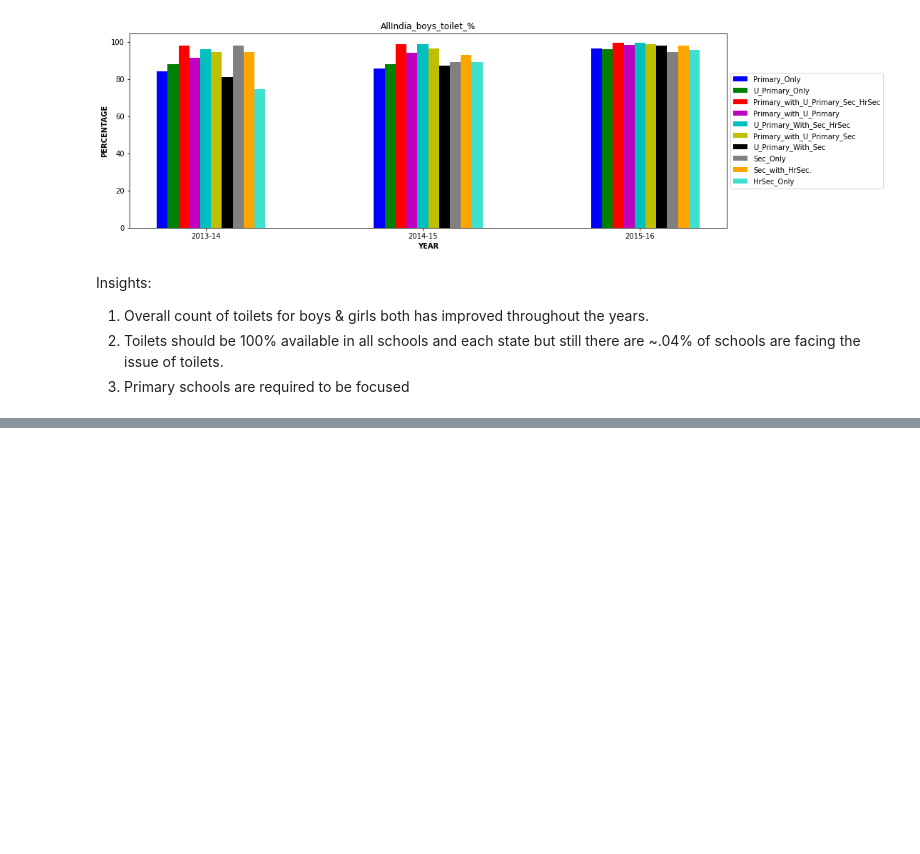
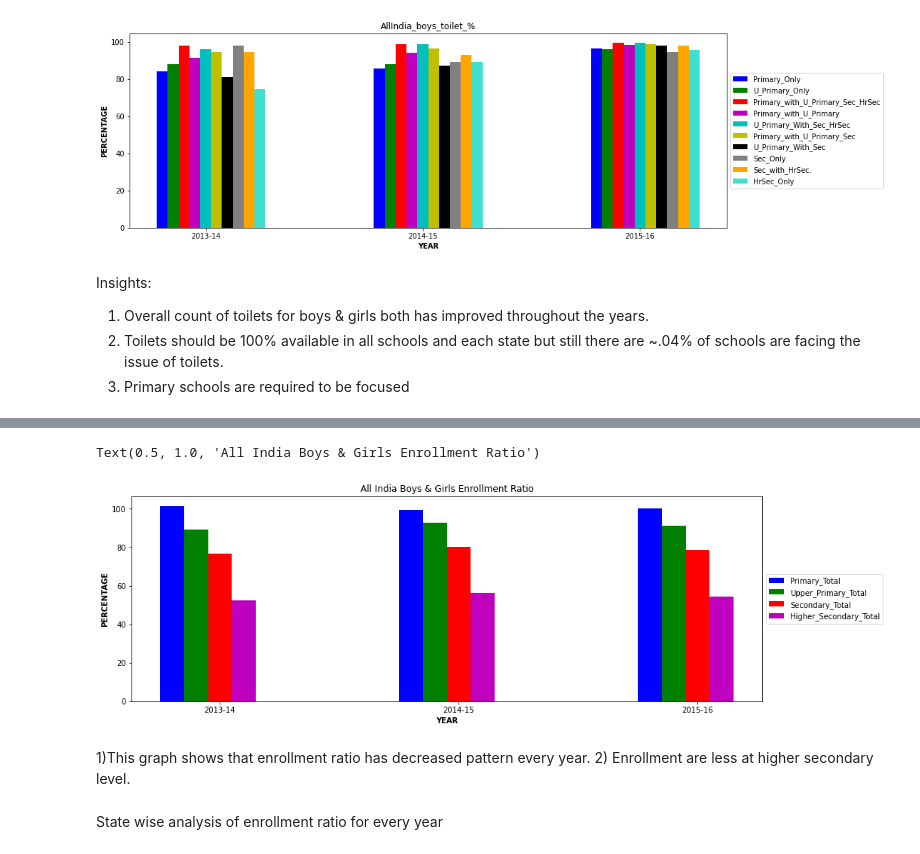
Before and after one commit to anmol9999/statistics-indian-school, a Jupyter notebook: data analysis/analysis_all.ipynb, the cells around one changed output, grey strips where cells are left out. Drawn from its saved outputs; the diff is of its cells as text; code cells hidden in the pictures; blank space fills up the shorter version.

```diff
--- a/data analysis/analysis_all.ipynb
+++ b/data analysis/analysis_all.ipynb
@@ -149,0 +369,24 @@ Insights:
+# %%
+X = np.arange(3)
+fig = plt.subplots(figsize =(15,5))
+plt.bar(X + 0.00, enroll1['Primary_Total'], color = 'b', width = 0.10, label='Primary_Total')
+plt.bar(X + 0.10, enroll1['Upper_Primary_Total'], color = 'g', width = 0.10,label = 'Upper_Primary_Total')
+plt.bar(X + 0.20, enroll1['Secondary_Total'], color = 'r', width = 0.10,label='Secondary_Total')
+plt.bar(X + 0.30, enroll1['Higher_Secondary_Total'], color = 'm', width = 0.10,label='Higher_Secondary_Total')
+
+
+plt.legend(['Primary_Total','Upper_Primary_Total','Secondary_Total','Higher_Secondary_Total'], loc='center left',bbox_to_anchor=(1, 0.5))
+plt.xlabel('YEAR', fontweight ='bold')
+plt.ylabel('PERCENTAGE', fontweight ='bold')
+plt.xticks([r + 0.20 for r in range(0,3)],
+           ['2013-14', '2014-15', '2015-16'])
+plt.title('All India Boys & Girls Enrollment Ratio')
+#plt.show()
+# %% [output]
+Text(0.5, 1.0, 'All India Boys & Girls Enrollment Ratio')
+[figure, added]
+# %% [markdown]
+1)This graph shows that enrollment ratio has decreased pattern every year.
+2) Enrollment are less at higher secondary level.
+# %% [markdown]
+State wise analysis of enrollment ratio for every year
```
Also changed, not shown: parts of 23 cells of this notebook.
